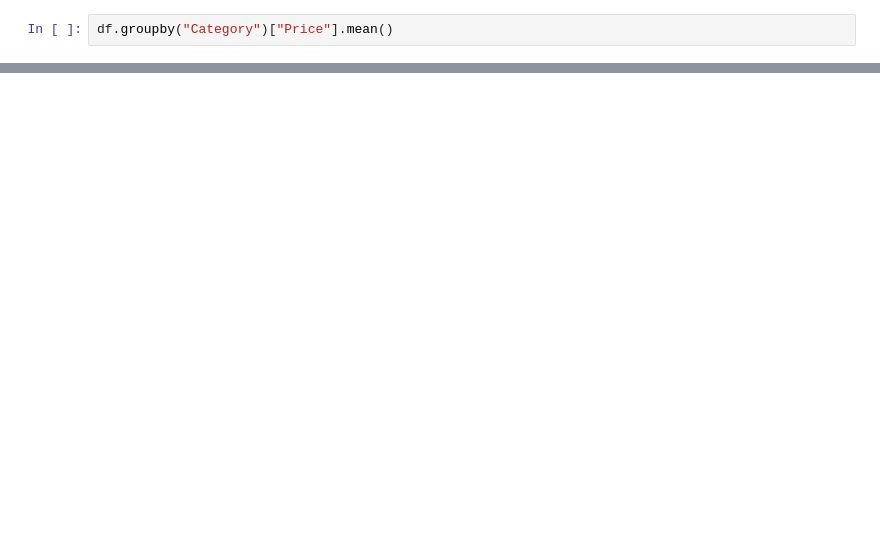
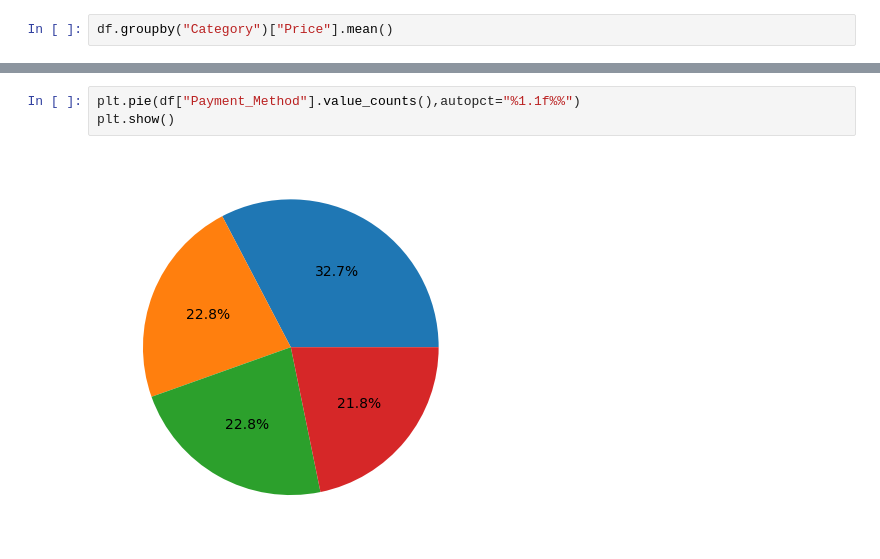
Before and after one commit to CompileNetwork33/python_notes, a Jupyter notebook: dataset2.ipynb, the cells around one changed output, grey strips where cells are left out. Saved outputs shown, nothing was run; the diff lists cells and outputs as text; blank space fills up the shorter version.

```diff
--- a/dataset2.ipynb
+++ b/dataset2.ipynb
@@ -85,0 +202,5 @@ type(df)
+# %%
+plt.pie(df["Payment_Method"].value_counts(),autopct="%1.1f%%")
+plt.show()
+# %% [output]
+[figure, added]
```
Also changed, not shown: parts of 22 cells of this notebook, 4 other files.
